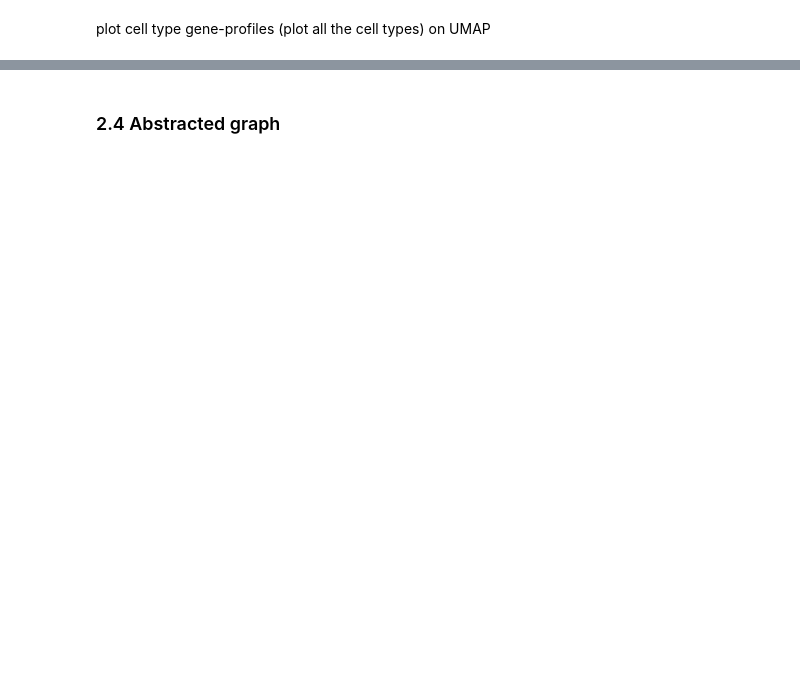
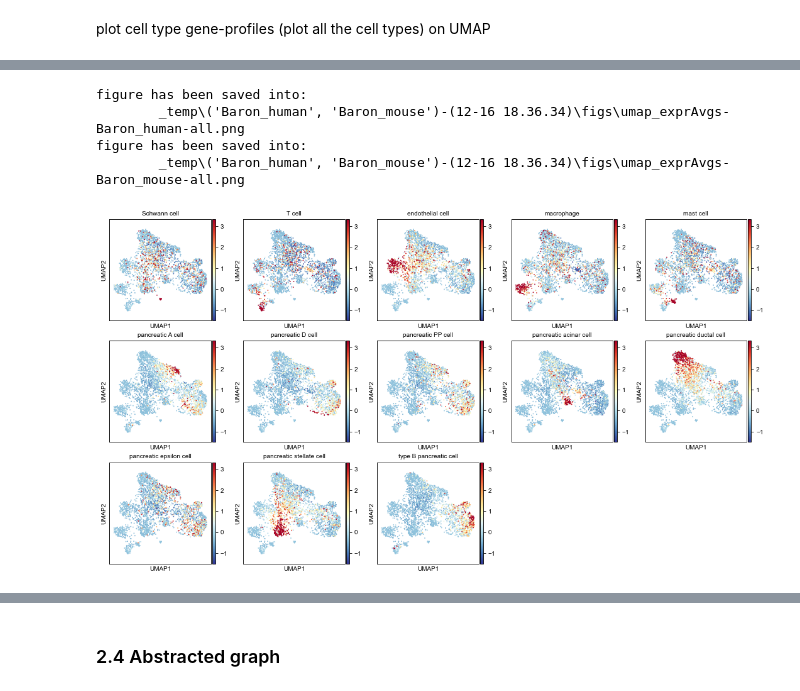
Before and after one commit to XingyanLiu/CAME, a Jupyter notebook: docs/source/_notebooks/getting_started_pipeline_un.ipynb, the cells around one changed output, grey strips where cells are left out. Drawn from its saved outputs; the diff is of its cells as text; code cells hidden in the pictures; blank space fills up the shorter version.

```diff
--- a/docs/source/_notebooks/getting_started_pipeline_un.ipynb
+++ b/docs/source/_notebooks/getting_started_pipeline_un.ipynb
@@ -492,0 +464,23 @@ WARNING: saving figure to file ..\_temp\('Baron_human', 'Baron_mouse')-(10-07 23
+# %%
+cmap_expr = 'RdYlBu_r'
+vmax = None
+vmin = - 1.5
+plkwds = dict(cmap=cmap_expr, vmax=vmax, vmin=vmin, ncols=5, )
+
+fig1, axs1 = pl.adata_embed_with_values(
+    gadt1, avg_expr_add1, axscale=3,
+    fp=figdir / f'umap_exprAvgs-{dsnames[0]}-all.png',
+    **plkwds)
+fig2, axs2 = pl.adata_embed_with_values(
+    gadt2, avg_expr_add2, axscale=3,
+    fp=figdir / f'umap_exprAvgs-{dsnames[1]}-all.png',
+    **plkwds)
+# %% [output]
+figure has been saved into:
+        _temp\('Baron_human', 'Baron_mouse')-(12-16 18.36.34)\figs\umap_exprAvgs-Baron_human-all.png
+figure has been saved into:
+        _temp\('Baron_human', 'Baron_mouse')-(12-16 18.36.34)\figs\umap_exprAvgs-Baron_mouse-all.png
+# %%
+fig1
+# %% [output]
+[figure, added]
```
Also changed, not shown: parts of 19 cells of this notebook.
